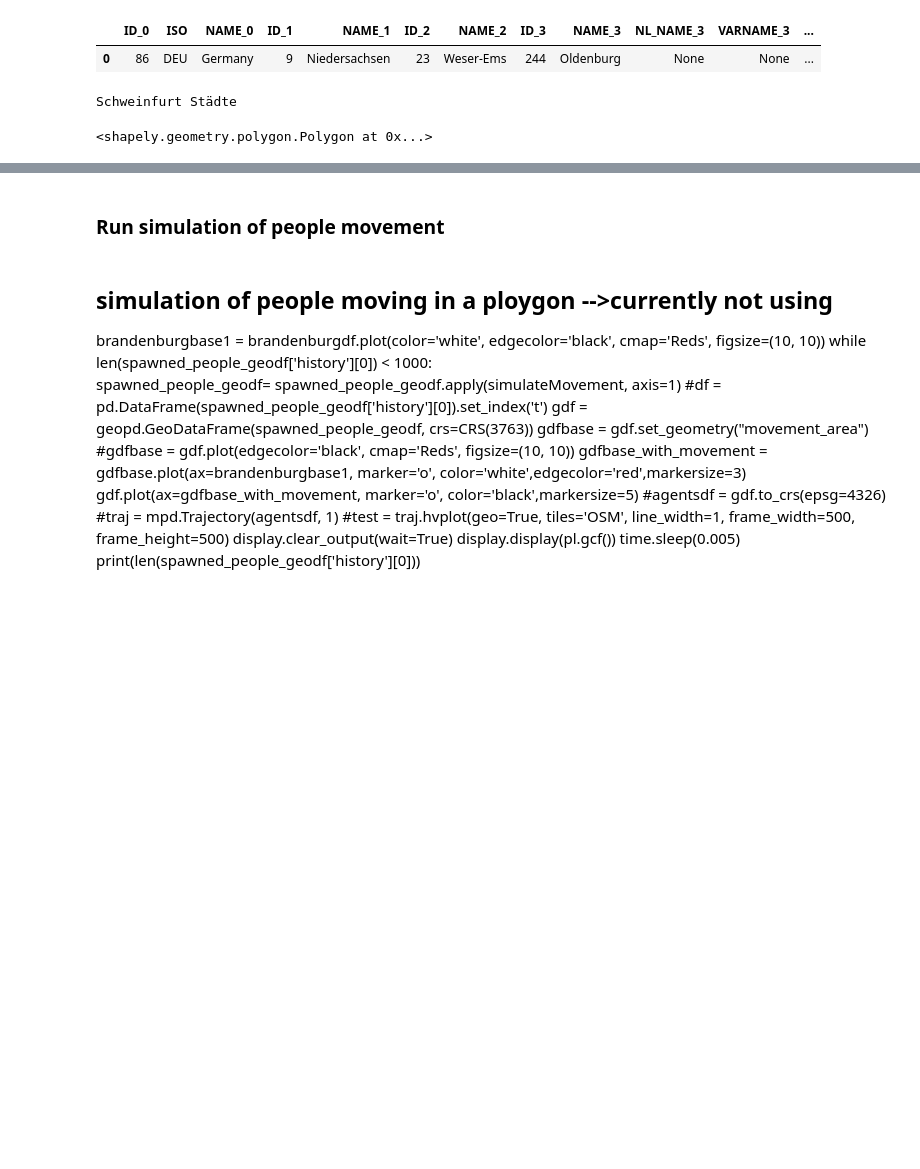
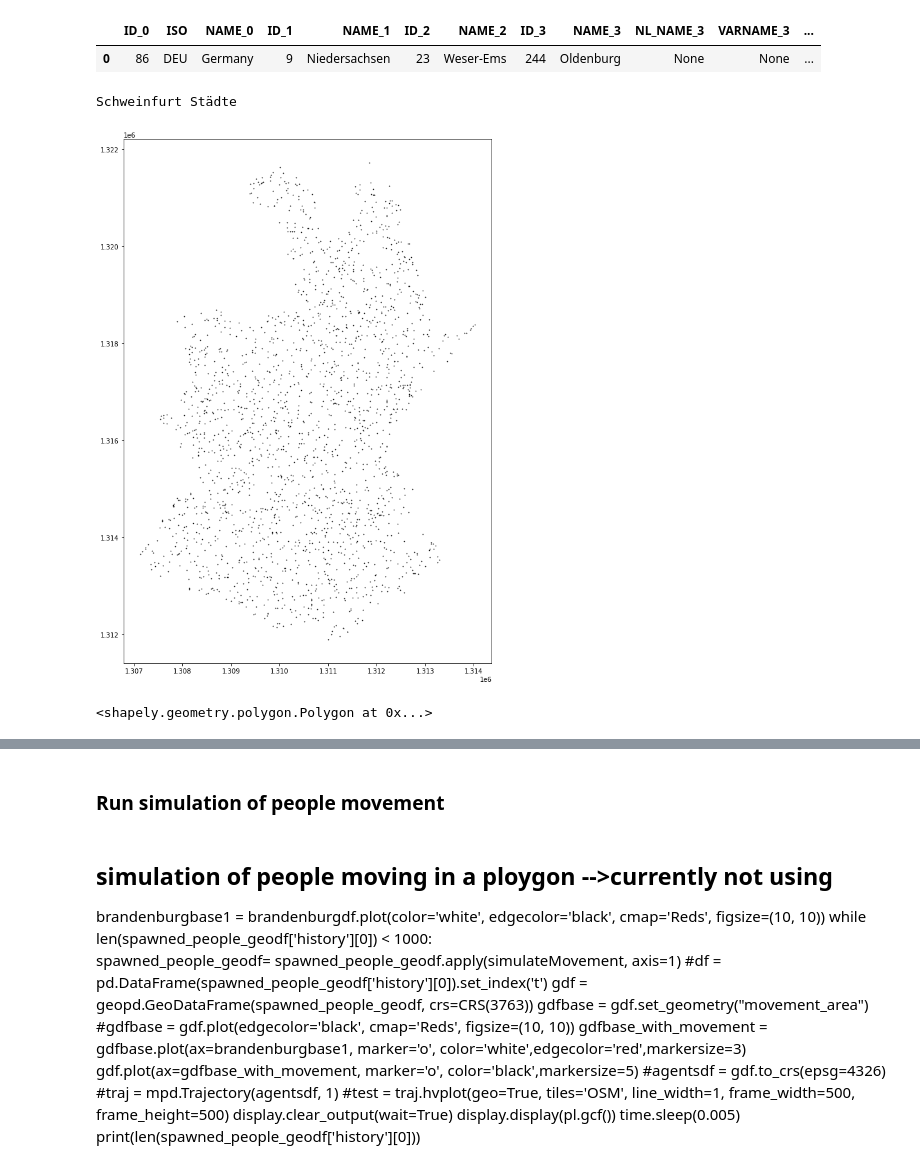
Before and after one commit to AlexandreBellas/mtds-project, a Jupyter notebook: project1/simulation/noise-simulation-proj/noise simulation.ipynb, the cells around one changed output, grey strips where cells are left out. Cells and saved outputs as stored; diff of their text form; code cells hidden in the pictures; blank space fills up the shorter version.

```diff
--- a/project1/simulation/noise-simulation-proj/noise simulation.ipynb
+++ b/project1/simulation/noise-simulation-proj/noise simulation.ipynb
@@ -194,10 +192,16 @@ test2 = spawnpeople(gdf_oldenburg)
 newDF = newDF.append(test2, ignore_index=True)
 # %% [output]
 Schweinfurt Städte
-# %%
-newDF.iloc[0]['movement_area']
-# %% [output]
-<shapely.geometry.polygon.Polygon at 0x...>
+# %%
+geonewdf= geopd.GeoDataFrame(newDF, crs=3763)
+geonewdf = geonewdf.set_geometry('geometry')
+fix = geonewdf.plot(color='white', edgecolor='black', markersize=0.5, figsize=(15, 15))
+# %% [output]
+[figure, added]
+# %%
+newDF.iloc[0]['movement_area']
+# %% [output]
+<shapely.geometry.polygon.Polygon at 0x...>
 # %%
 ## this can be ignored
 #spawned_people_geodf = spawned_people_geodf.set_geometry('geometry')
```
Also changed, not shown: parts of 10 cells of this notebook, 7 other files.
